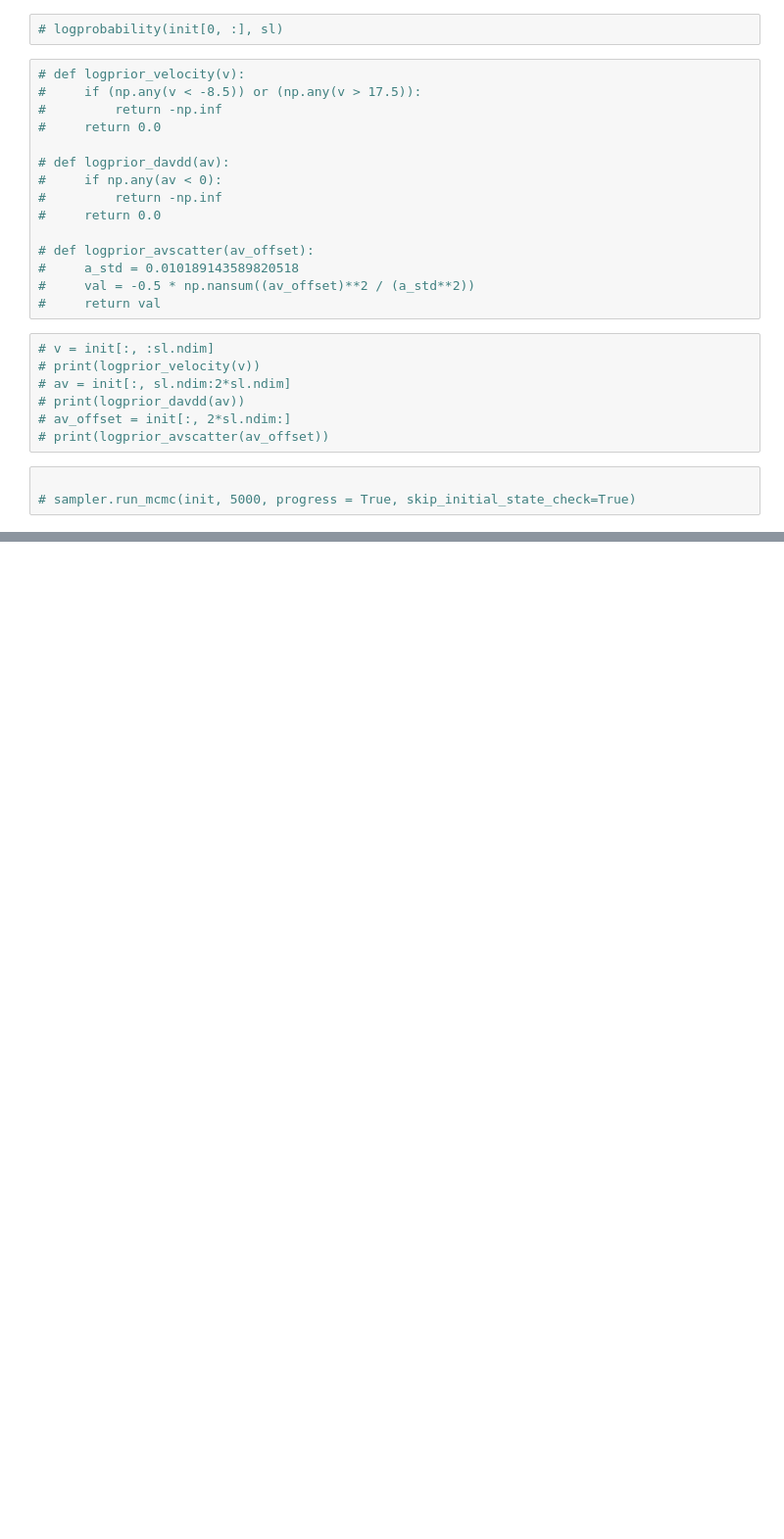
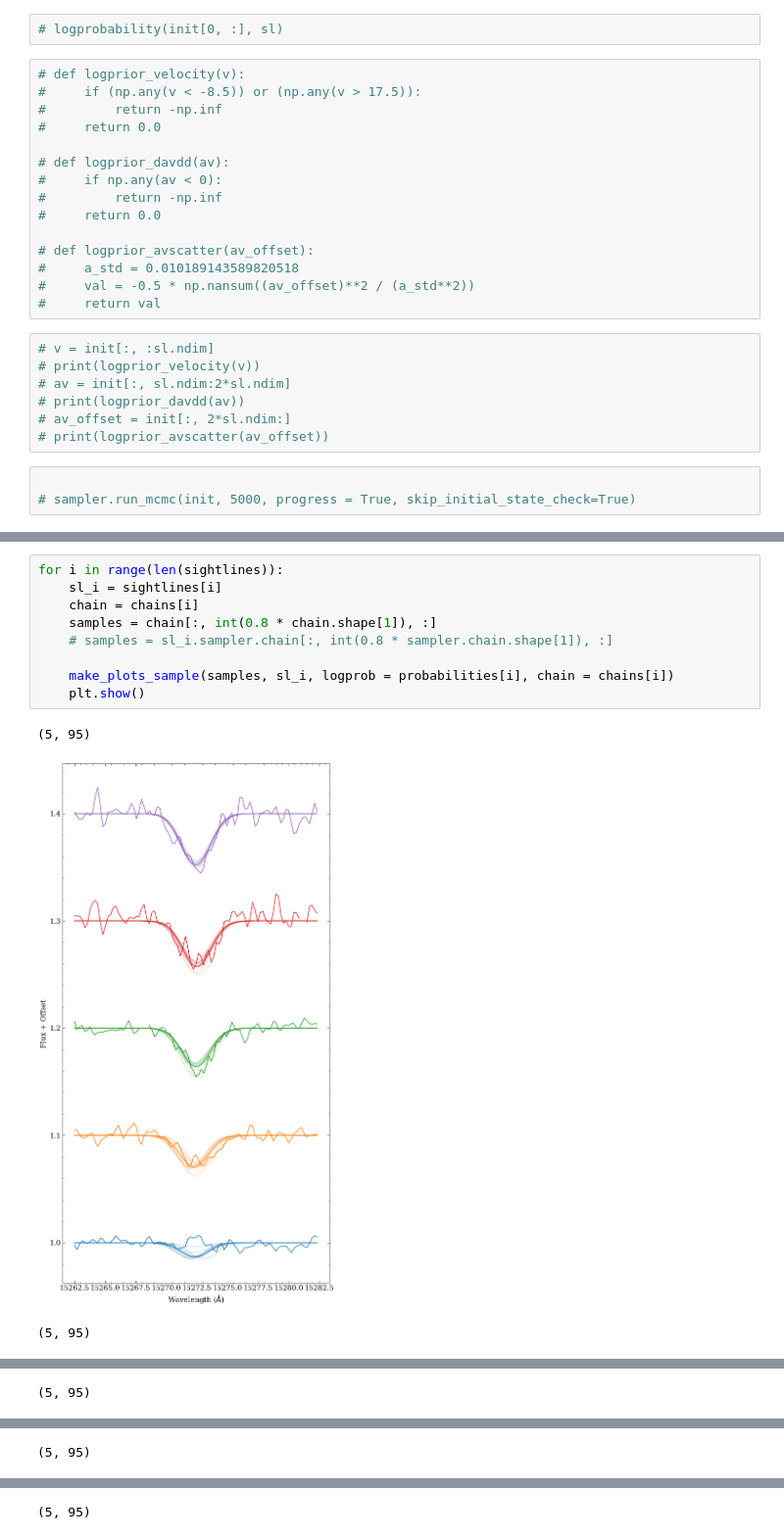
Before and after one commit to aidantmcb/microKT, a Jupyter notebook: 240517_CACloudKT.ipynb, the cells around one changed output, grey strips where cells are left out. Shown at 98% size. Saved outputs shown, nothing was run; the diff lists cells and outputs as text; blank space fills up the shorter version.

```diff
--- a/240517_CACloudKT.ipynb
+++ b/240517_CACloudKT.ipynb
@@ -449,0 +569,13 @@ make_plots(samples, sl)
+# %%
+for i in range(len(sightlines)):
+    sl_i = sightlines[i]
+    chain = chains[i]
+    samples = chain[:, int(0.8 * chain.shape[1]), :]
+    # samples = sl_i.sampler.chain[:, int(0.8 * sampler.chain.shape[1]), :]
+
+    make_plots_sample(samples, sl_i, logprob = probabilities[i], chain = chains[i])
+    plt.show()
+# %% [output]
+(5, 95)
+[figure, added]
+(5, 95)
@@ -449,0 +583 @@ make_plots(samples, sl)
+(5, 95)
@@ -449,0 +585 @@ make_plots(samples, sl)
+(5, 95)
@@ -449,0 +587 @@ make_plots(samples, sl)
+(5, 95)
```
Also changed, not shown: parts of 17 cells of this notebook, 1 other file.
